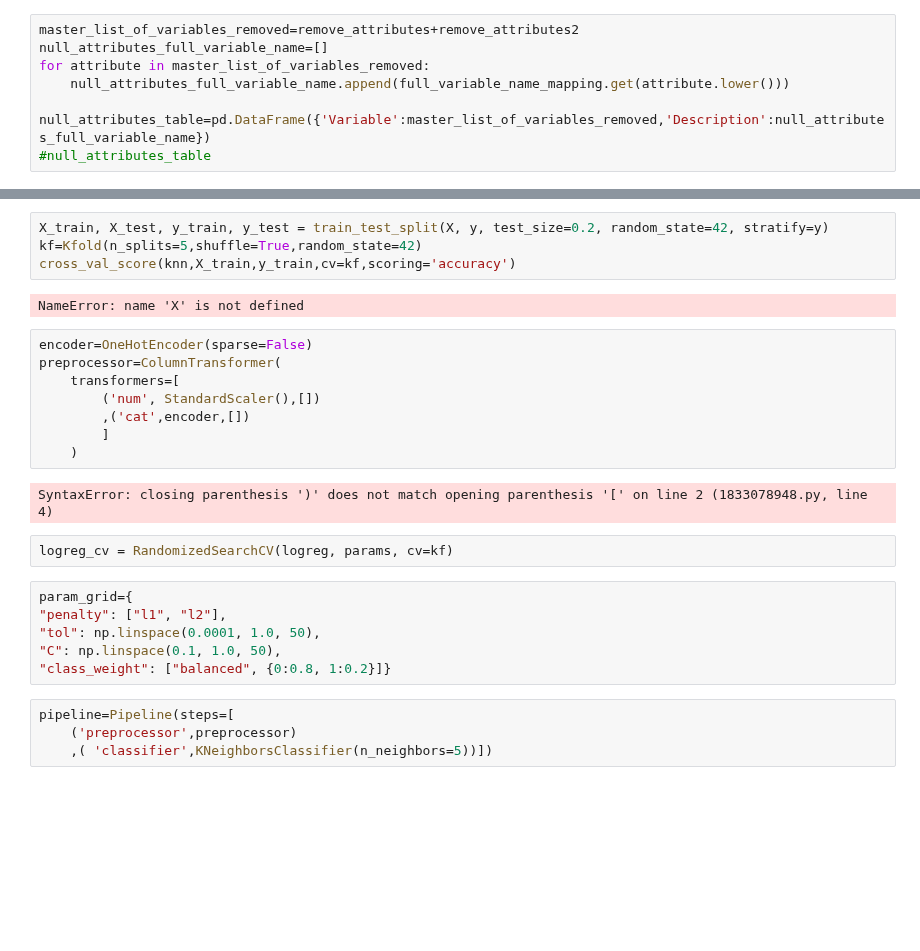
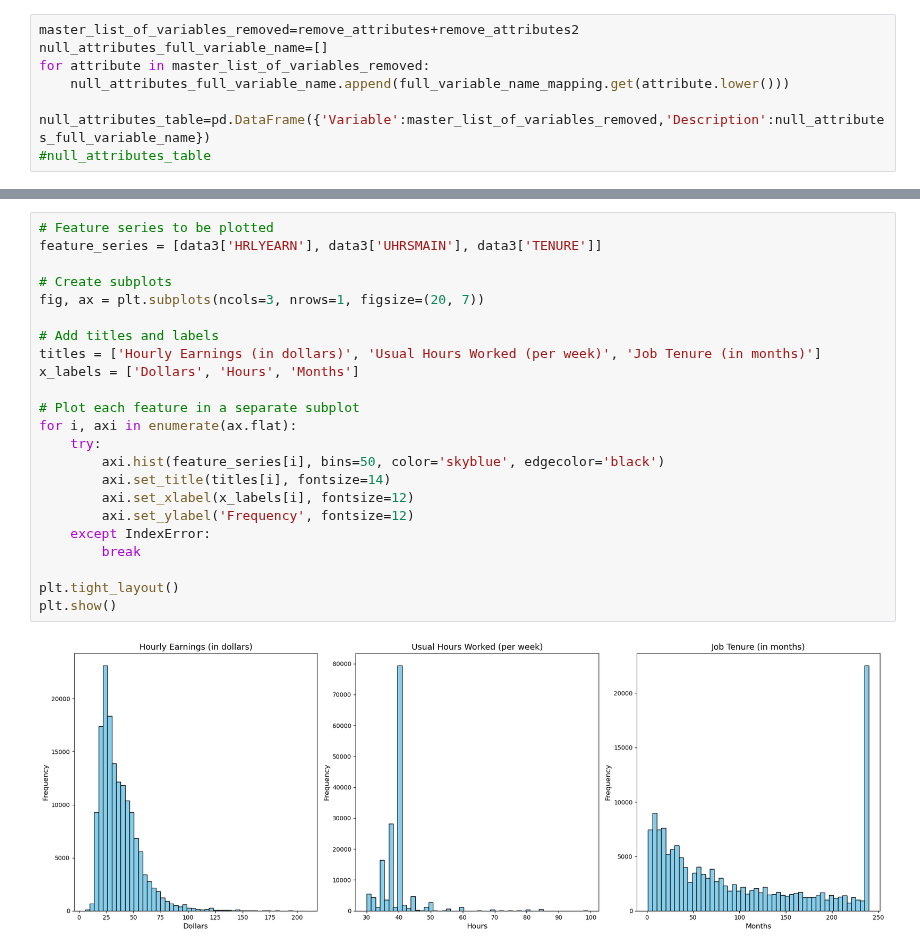
Before and after one commit to harpkang/CIND820_CAPSTONE, a Jupyter notebook: Code/kang_harpreet_code_cind820.ipynb, the cells around one changed output, grey strips where cells are left out. Cells and saved outputs as stored; diff of their text form; blank space fills up the shorter version.

```diff
--- a/Code/kang_harpreet_code_cind820.ipynb
+++ b/Code/kang_harpreet_code_cind820.ipynb
@@ -1158,28 +604,25 @@ ValueError: All arrays must be of the same length
-# %%
-X_train, X_test, y_train, y_test = train_test_split(X, y, test_size=0.2, random_state=42, stratify=y)
-kf=Kfold(n_splits=5,shuffle=True,random_state=42)
-cross_val_score(knn,X_train,y_train,cv=kf,scoring='accuracy')
-# %% [output]
-NameError: name 'X' is not defined
-# %%
-encoder=OneHotEncoder(sparse=False)
-preprocessor=ColumnTransformer(
-    transformers=[
-        ('num', StandardScaler(),[])
-        ,('cat',encoder,[])
-        ]
-    )
-# %% [output]
-SyntaxError: closing parenthesis ')' does not match opening parenthesis '[' on line 2 (1833078948.py, line 4)
-# %%
-logreg_cv = RandomizedSearchCV(logreg, params, cv=kf)
-# %%
-param_grid={
-"penalty": ["l1", "l2"],
-"tol": np.linspace(0.0001, 1.0, 50),
-"C": np.linspace(0.1, 1.0, 50),
-"class_weight": ["balanced", {0:0.8, 1:0.2}]}
-# %%
-pipeline=Pipeline(steps=[
-    ('preprocessor',preprocessor)
-    ,( 'classifier',KNeighborsClassifier(n_neighbors=5))])
+# %%
+# Feature series to be plotted
+feature_series = [data3['HRLYEARN'], data3['UHRSMAIN'], data3['TENURE']]
+
+# Create subplots
+fig, ax = plt.subplots(ncols=3, nrows=1, figsize=(20, 7))
+
+# Add titles and labels
+titles = ['Hourly Earnings (in dollars)', 'Usual Hours Worked (per week)', 'Job Tenure (in months)']
+x_labels = ['Dollars', 'Hours', 'Months']
+
+# Plot each feature in a separate subplot
+for i, axi in enumerate(ax.flat):
+    try:
+        axi.hist(feature_series[i], bins=50, color='skyblue', edgecolor='black')
+        axi.set_title(titles[i], fontsize=14)
+        axi.set_xlabel(x_labels[i], fontsize=12)
+        axi.set_ylabel('Frequency', fontsize=12)
+    except IndexError:
+        break
+
+plt.tight_layout()
+plt.show()
+# %% [output]
+[figure, added]
```
Also changed, not shown: parts of 39 cells of this notebook, 11 other files.
